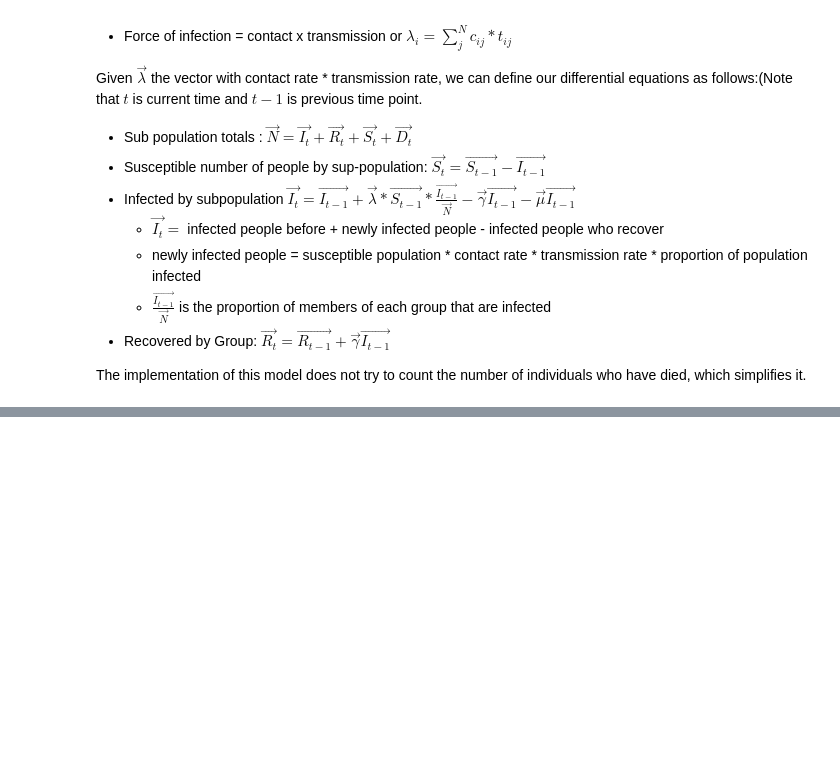
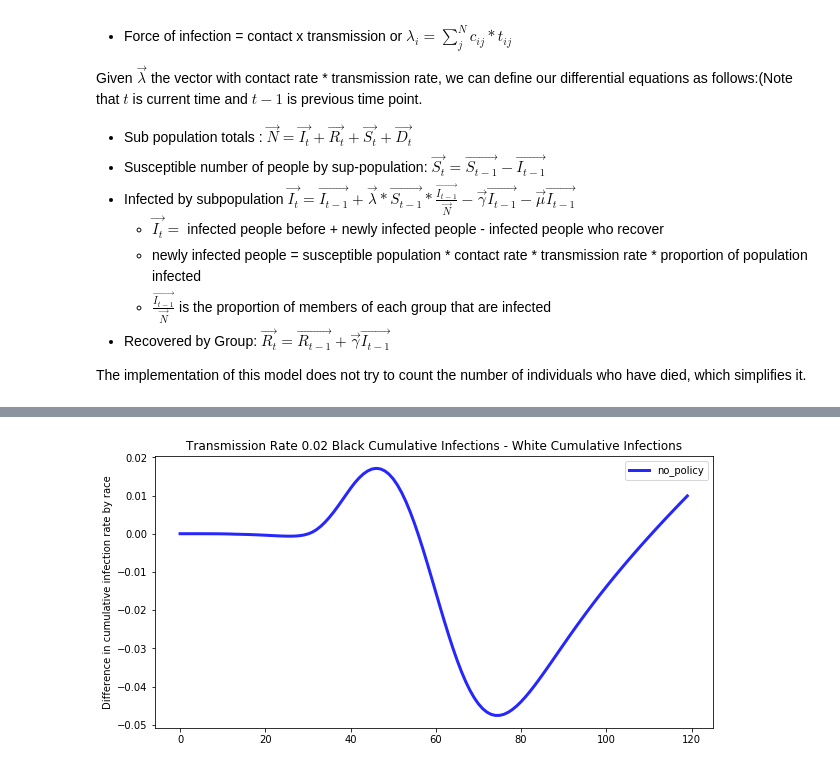
Before and after one commit to mmeyer717/CPE-COVID-disparities, a Jupyter notebook: model/Model.ipynb, the cells around one changed output, grey strips where cells are left out. Cells and saved outputs as stored; diff of their text form; code cells hidden in the pictures; blank space fills up the shorter version.

```diff
--- a/model/Model.ipynb
+++ b/model/Model.ipynb
@@ -228,0 +252,26 @@ plot_utils.make_susceptable_plot_racial_dif(s_maps, group_sizes, f'Black Cumulat
+# %%
+
+TRANSMISSION_RATE = 0.02
+
+POST_SIP_TRANMISSION_RATE = TRANSMISSION_RATE/2
+
+
+
+starting_params = mp.ModelParams(TRANSMISSION_RATE, SIP_START_DATE, INITIAL_INFECTION_RATE,
+                                 PRISON_PEAK_DATE, prison_infection_rate,
+                                 post_sip_t=POST_SIP_TRANMISSION_RATE)
+
+no_prison_params = mp.ModelParams(TRANSMISSION_RATE, SIP_START_DATE, INITIAL_INFECTION_RATE,
+                                 PRISON_PEAK_DATE, 0.0001,
+                                 post_sip_t=POST_SIP_TRANMISSION_RATE)
+
+
+summary_stats, infection_maps, s_maps, group_sizes = run_models(
+    {inputs.ORIGINAL_FOLDER: original_dir, 'no_prison': original_dir},
+    {inputs.ORIGINAL_FOLDER: starting_params, 'no_prison': no_prison_params}, DAYS)
+
+summary_stats.to_csv(os.path.join(OUTPUT_DIR, f'full_summary_stats_{TRANSMISSION_RATE}.csv'))
+group_sizes = group_sizes.set_index('name')
+
+
+summary_stats[['cumulative_rate_40_days', 'cumulative_rate_120_days']]
@@ -228,0 +301,4 @@ plot_utils.make_susceptable_plot_racial_dif(s_maps, group_sizes, f'Black Cumulat
+# %%
+plot_utils.make_susceptable_plot_racial_dif(s_maps, group_sizes, f'Transmission Rate {TRANSMISSION_RATE} Black Cumulative Infections - White Cumulative Infections')
+# %% [output]
+[figure, added]
```
Also changed, not shown: parts of 11 cells of this notebook, 3 other files.
